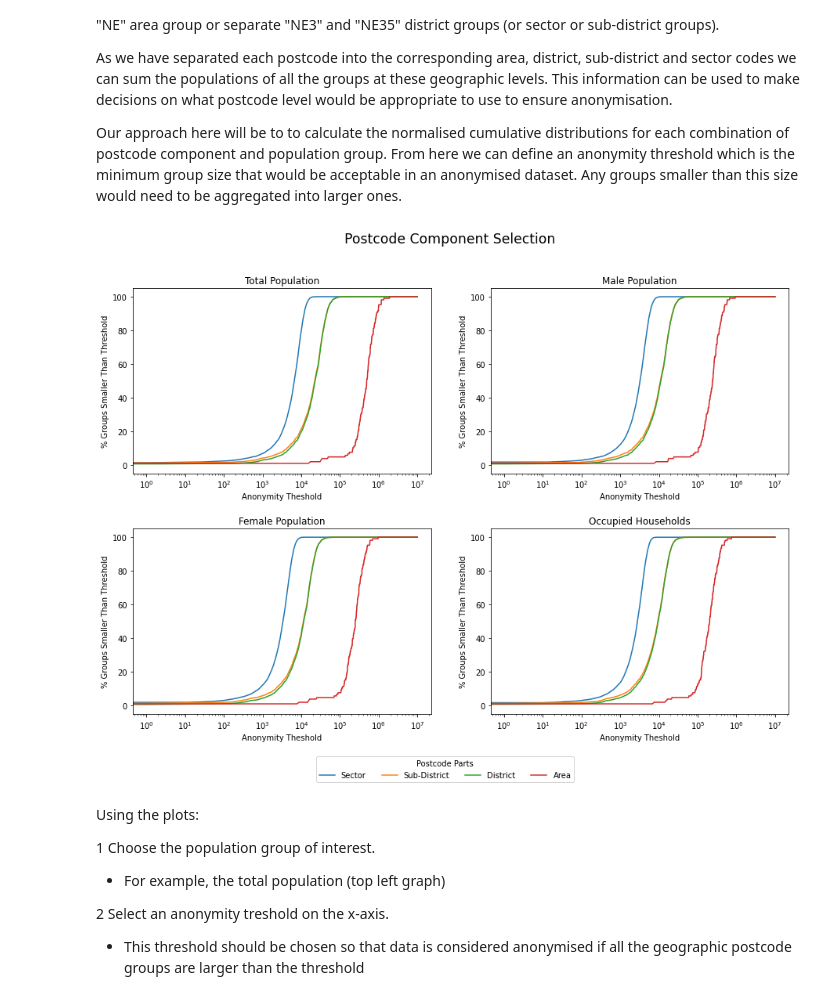
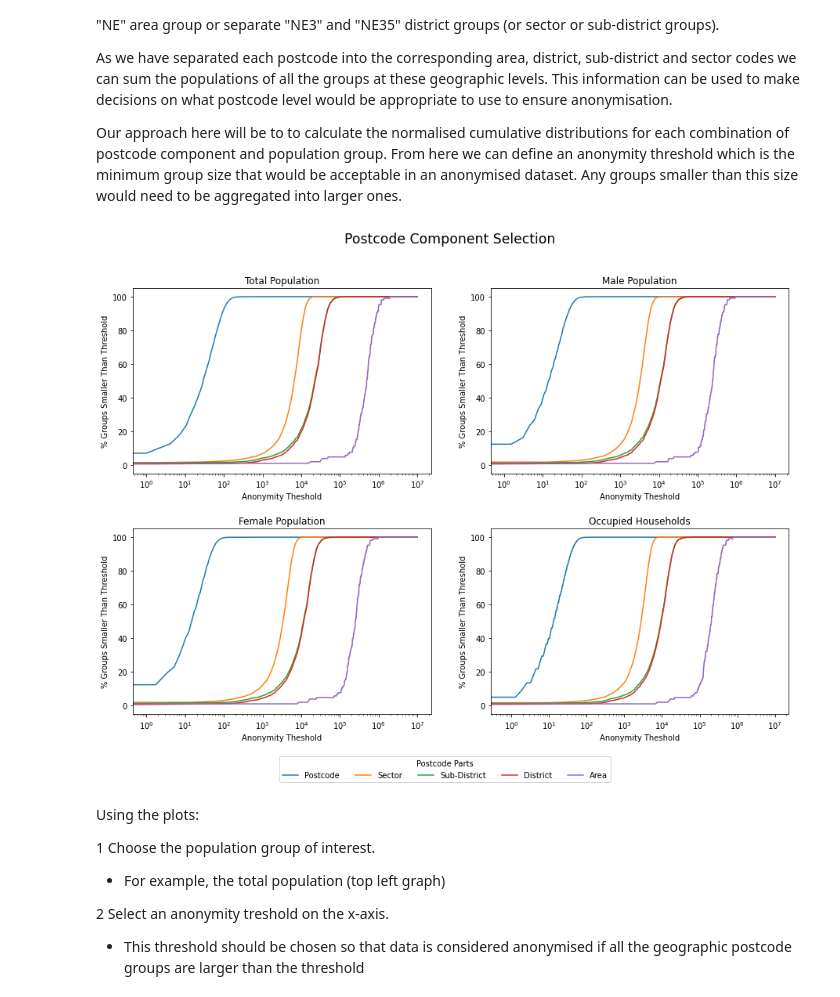
Before and after one commit to adhardy/mirador-task-sheet, a Jupyter notebook: postcode analysis/postcodes.ipynb, the cells around one changed output. Drawn from its saved outputs; the diff is of its cells as text; code cells hidden in the pictures.

```diff
--- a/postcode analysis/postcodes.ipynb
+++ b/postcode analysis/postcodes.ipynb
@@ -127,6 +128,9 @@ df_postcodes
 # %% [markdown]
 We should check that we have an expected range of lengths for each part, and that we have no nulls:
 # %%
+#add postcode
+postcode_parts.insert(0, "Postcode")
+
 for col in postcode_parts:
     print(color.UNDERLINE + col + color.END)
     print("Nulls: " + str(df_postcodes[col].isnull().sum()))
@@ -161,7 +165,7 @@ As a last sense check, we can plot the histograms of group sizes for each postco
 import matplotlib.pyplot as plt
 
 populations = ["Total Population", "Male Population", "Female Population", "Occupied Households"]
-fig, axs = plt.subplots(4,4, figsize=(15,15))
+fig, axs = plt.subplots(len(postcode_parts),len(populations), figsize=(15,20))
 plt.subplots_adjust(wspace=0.2,
                     hspace=0.2)
 
@@ -206,39 +210,39 @@ x_min = 0
 x_max = 10**7
 
 fig, axs = plt.subplots(2,2, figsize=(15,10))
 plt.subplots_adjust(wspace=0.2,
                     hspace=0.3)
 
 coords = ((0,0),(0,1),(1,0),(1,1))
 
-for i in range(0,4):
-    for j in range(0,4):
+for i in range(0,len(populations)):
+    for j in range(0,len(postcode_parts)):
         population = populations[i]
         part = postcode_parts[j]
 
         hist, bin_edges = np.histogram(df_part[part][population], bins=1000)
         cum_hist = np.cumsum(hist)/max(np.cumsum(hist)) * 100 #percentage
 
         # extend all plots from x_min to x_max
         bin_edges = np.insert(bin_edges, 0, x_min)
         cum_hist = np.insert(cum_hist, 0, x_min)
-
-        bin_edges[-1] = x_max #replace last element - we will use the left edge of the bin for our plot, will be an estimate but fine for these plots
-        cum_hist = np.append(cum_hist, 100) #extend plot on x axis
+        bin_edges[-1] = x_max #replace last element to extend plot - we will use the left edge of the bin for our plot, will be an estimate but fine for these plots
+        cum_hist = np.append(cum_hist, 100)
 
         axs[coords[i]].plot(bin_edges, cum_hist, label="part")
         axs[coords[i]].set_xscale("log")
         axs[coords[i]].set_xlabel("Anonymity Theshold") #aka group size
         axs[coords[i]].set_ylabel("% Groups Smaller Than Threshold") #aka normalised cumulative distribution
         axs[coords[i]].set_title(population)
 
 
 fig.suptitle("Postcode Component Selection", size="xx-large")
 fig.legend(axs, title="Postcode Parts", labels=postcode_parts, loc="lower center", ncol=len(postcode_parts))
 
+#save plot for report
 fig.savefig("images/postcode_selection.png")
 # %% [output]
-[figure, old version]
+[figure, new version]
 # %% [markdown]
 Using the plots:
 
```
Also changed, not shown: parts of 5 cells of this notebook, 4 other files.
